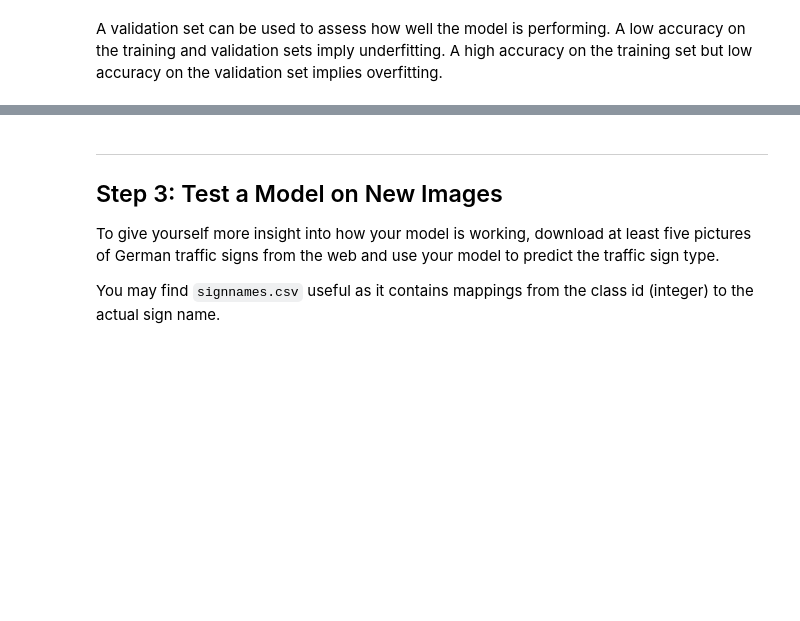
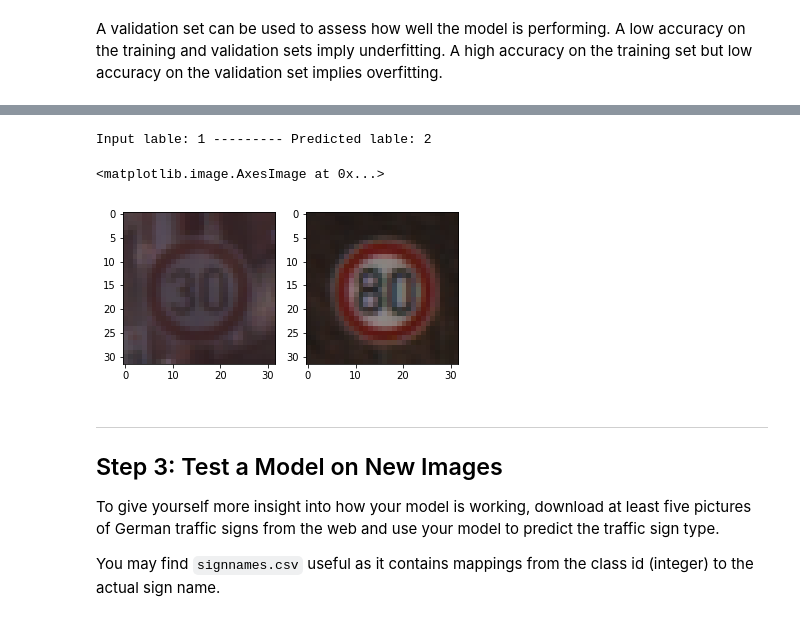
Before and after one commit to harshnandan/CarND-Traffic-Sign-Classifier-Proj, a Jupyter notebook: Traffic_Sign_Classifier.ipynb, the cells around one changed output, grey strips where cells are left out. Saved outputs shown, nothing was run; the diff lists cells and outputs as text; code cells hidden in the pictures; blank space fills up the shorter version.

Commit message:
Adding cross-validation accuracy code.

```diff
--- a/Traffic_Sign_Classifier.ipynb
+++ b/Traffic_Sign_Classifier.ipynb
@@ -224,8 +226,7 @@ def trafficNet(x):
 
     # fc2
     # input 128 --> output n_classes
-    fc2 = tf.matmul(fc1, w['w_fc2']) + b['b_fc2']
-    out_logits = tf.nn.relu(fc2)
+    out_logits = tf.matmul(fc1, w['w_fc2']) + b['b_fc2']
 
     return out_logits
 # %% [markdown]
@@ -248,15 +249,24 @@ one_hot_y = tf.one_hot(y, n_classes)
 out_logits = trafficNet(x)
 
 n_epochs = 1
-batch_size = 10
+batch_size = 100
 
+# training definitions
 cost = tf.reduce_mean(tf.nn.softmax_cross_entropy_with_logits(labels=one_hot_y, logits=out_logits) )
 optimizer = tf.train.AdamOptimizer(learning_rate=0.01).minimize(cost)
+
+# validation definition
+accuracy = tf.reduce_mean( tf.cast( tf.equal(tf.argmax(out_logits,1) , tf.argmax(one_hot_y, 1)), tf.float32) )
+
+# prediction definition
+predict = tf.argmax(out_logits,1)
 
 with tf.Session() as sess:
     sess.run(tf.global_variables_initializer())
 
     for ep in range(n_epochs):
+
+        # train
         ep_err = 0
         X_train, y_train = shuffle(X_train, y_train)
         start_time = time.time()
@@ -266,5 +276,19 @@ with tf.Session() as sess:
             _, c = sess.run([optimizer, cost], feed_dict={x:x_batch, y:y_batch})
             ep_err += c
         end_time = time.time()
-        print("Epoch {}/{}: training cost = {} : time elapsed {}s".format(ep, n_epochs, ep_err, end_time-start_time))
+        print("Epoch {}/{}: training cost = {} : time elapsed {}s".format(ep+1, n_epochs, ep_err, end_time-start_time))
+
+        # cross-validate
+        ep_cv_err = 0.
+        X_valid, y_valid = shuffle(X_valid, y_valid)
+        predict_cv = []
+        for offset in range(0, n_validation, batch_size):
+            end_batch = offset + batch_size
+            x_batch_valid, y_batch_valid = X_valid[offset:end_batch], y_valid[offset:end_batch]
+            c_cv, p_cv = sess.run([accuracy, predict], feed_dict={x:x_batch_valid, y:y_batch_valid})
+            ep_cv_err += c_cv * len(x_batch_valid)
+            predict_cv.extend(p_cv)
+        ep_cv_err = ep_cv_err / n_validation
+        end_time = time.time()
+        print("Epoch {}/{}: Cross-Validation-Error = {} : time elapsed {}s".format(ep+1, n_epochs, ep_cv_err, end_time-start_time))
 # %% [output]
@@ -272,3 +297,14 @@ Epoch 0/1: training cost = 12755.499559640884 : time elapsed 55.05396795272827
+# %%
+idx = 532
+print("Input lable: {} --------- Predicted lable: {}".format(y_valid[idx], predict_cv[idx]))
+plt.subplot(121)
+plt.imshow(X_valid[idx])
+plt.subplot(122)
+plt.imshow(X_valid[predict_cv[idx]])
+# %% [output]
+Input lable: 1 --------- Predicted lable: 2
+<matplotlib.image.AxesImage at 0x...>
+[figure, added]
 # %% [markdown]
 ---
 
```
Also changed, not shown: parts of 3 cells of this notebook.
